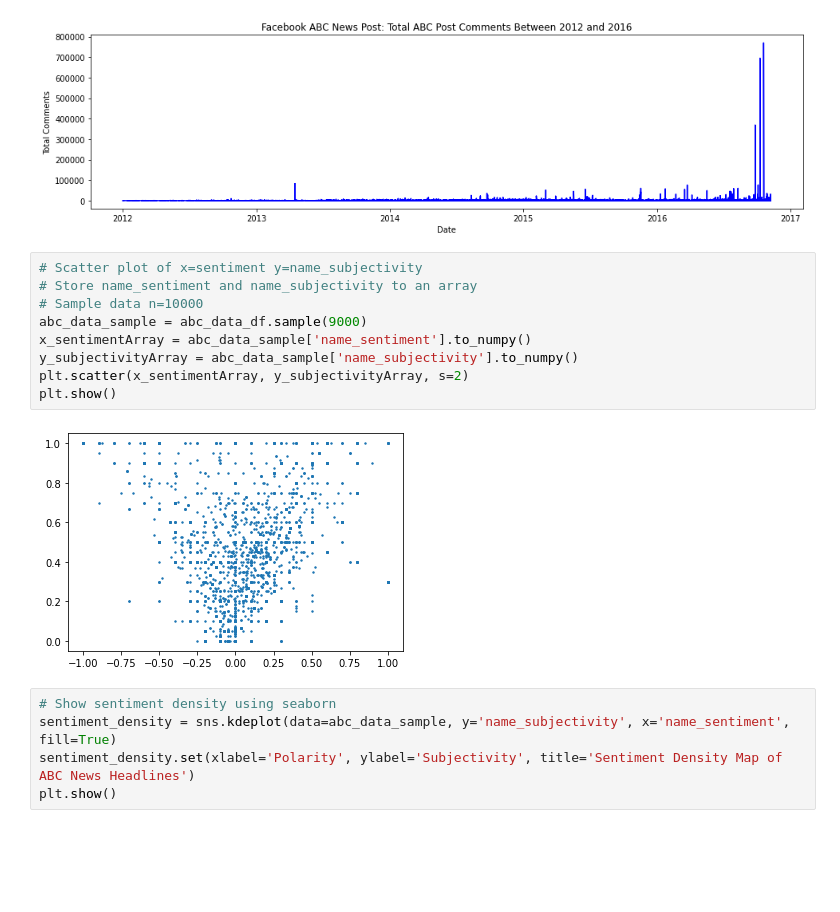
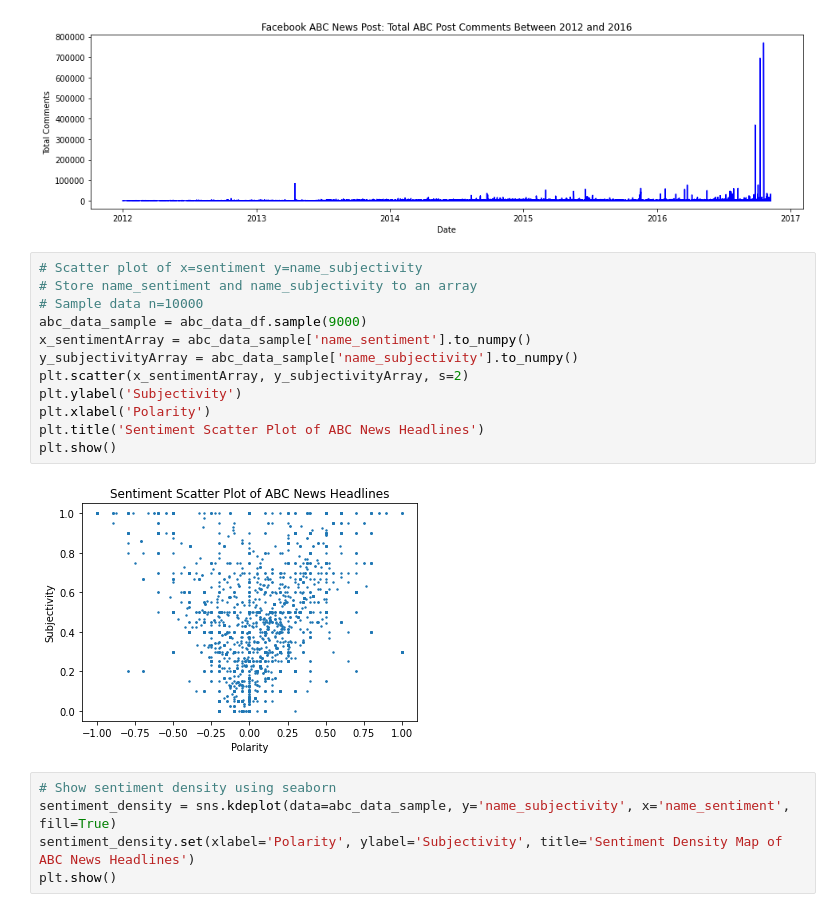
Before and after one commit to markalas/news-sentiment-analysis, a Jupyter notebook: main.ipynb, the cells around one changed output. Drawn from its saved outputs; the diff is of its cells as text; blank space fills up the shorter version.

Commit message:
Added labels to .ipynb charts

```diff
--- a/main.ipynb
+++ b/main.ipynb
@@ -154,14 +154,17 @@ Text(0.5, 1.0, 'Facebook ABC News Post: Total ABC Post Comments Between 2012 and
 # %%
 # Scatter plot of x=sentiment y=name_subjectivity
 # Store name_sentiment and name_subjectivity to an array
 # Sample data n=10000
 abc_data_sample = abc_data_df.sample(9000)
 x_sentimentArray = abc_data_sample['name_sentiment'].to_numpy()
 y_subjectivityArray = abc_data_sample['name_subjectivity'].to_numpy()
 plt.scatter(x_sentimentArray, y_subjectivityArray, s=2)
+plt.ylabel('Subjectivity')
+plt.xlabel('Polarity')
+plt.title('Sentiment Scatter Plot of ABC News Headlines')
 plt.show()
 # %% [output]
-[figure, old version]
+[figure, new version]
 # %%
 # Show sentiment density using seaborn
 sentiment_density = sns.kdeplot(data=abc_data_sample, y='name_subjectivity', x='name_sentiment', fill=True)
```
